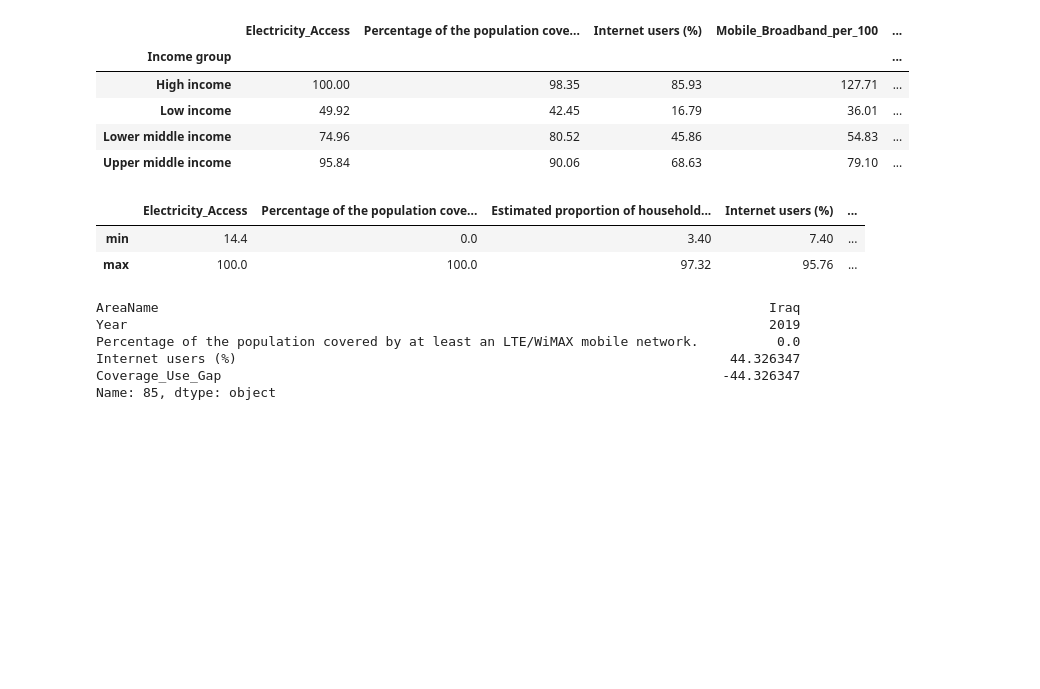
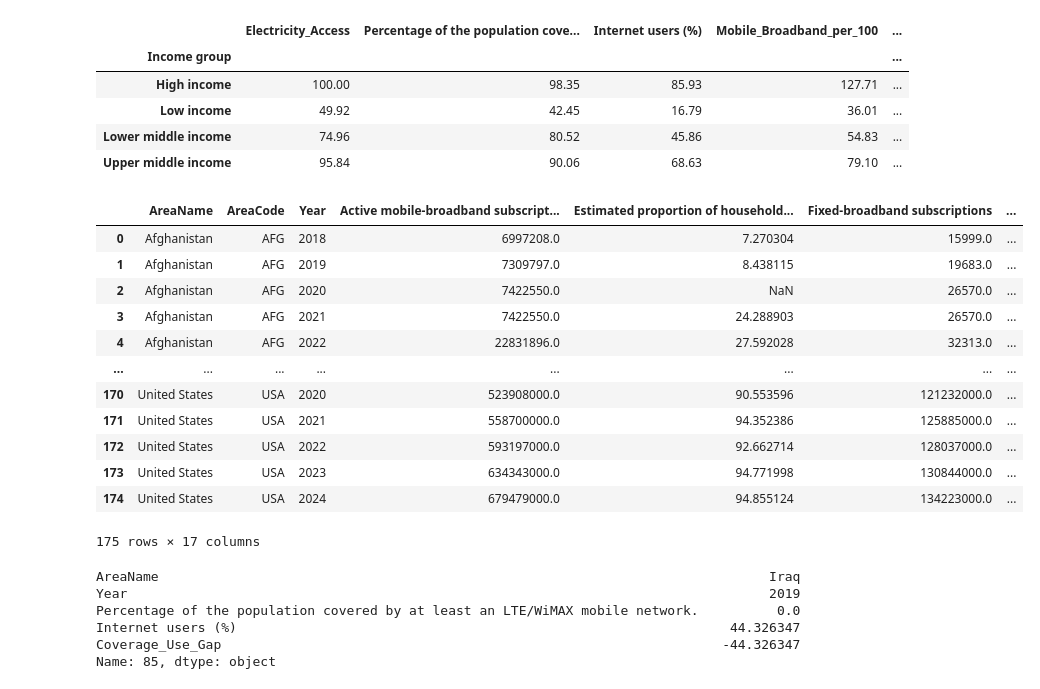
Before and after one commit to ajbunny/AI-Readiness-Governance-Capstone, a Jupyter notebook: notebooks/05_EDA.ipynb, the cells around one changed output. Saved outputs shown, nothing was run; the diff lists cells and outputs as text; code cells hidden in the pictures; blank space fills up the shorter version.

```diff
--- a/notebooks/05_EDA.ipynb
+++ b/notebooks/05_EDA.ipynb
@@ -517,19 +528,33 @@ eda_summary
 # %%
 analysis_df[
     [
         "Electricity_Access",
         "Percentage of the population covered by at least an LTE/WiMAX mobile network.",
         "Estimated proportion of households with Internet access at home",
         "Internet users (%)",
         "Mobile_Broadband_per_100",
         "Fixed-broadband_per_100",
         "Coverage_Use_Gap"
     ]
 ].agg(["min", "max"]).round(2)
+
+analysis_df.to_csv("../data/processed/analysis_df.csv", index=False)
+
+analysis_df
 # %% [output]
-|  | Electricity_Access | Percentage of the population cove... | Estimated proportion of household... | Internet users (%) | ... |
-| min | 14.4 | 0.0 | 3.40 | 7.40 | ... |
-| max | 100.0 | 100.0 | 97.32 | 95.76 | ... |
+|  | AreaName | AreaCode | Year | Active mobile-broadband subscript... | Estimated proportion of household... | Fixed-broadband subscriptions | ... |
+| 0 | Afghanistan | AFG | 2018 | 6997208.0 | 7.270304 | 15999.0 | ... |
+| 1 | Afghanistan | AFG | 2019 | 7309797.0 | 8.438115 | 19683.0 | ... |
+| 2 | Afghanistan | AFG | 2020 | 7422550.0 | NaN | 26570.0 | ... |
+| 3 | Afghanistan | AFG | 2021 | 7422550.0 | 24.288903 | 26570.0 | ... |
+| 4 | Afghanistan | AFG | 2022 | 22831896.0 | 27.592028 | 32313.0 | ... |
+| ... | ... | ... | ... | ... | ... | ... | ... |
+| 170 | United States | USA | 2020 | 523908000.0 | 90.553596 | 121232000.0 | ... |
+| 171 | United States | USA | 2021 | 558700000.0 | 94.352386 | 125885000.0 | ... |
+| 172 | United States | USA | 2022 | 593197000.0 | 92.662714 | 128037000.0 | ... |
+| 173 | United States | USA | 2023 | 634343000.0 | 94.771998 | 130844000.0 | ... |
+| 174 | United States | USA | 2024 | 679479000.0 | 94.855124 | 134223000.0 | ... |
+175 rows × 17 columns
 # %%
 analysis_df.loc[
     analysis_df["Coverage_Use_Gap"].idxmin(),
```
Also changed, not shown: parts of 2 cells of this notebook, 4 other files.
